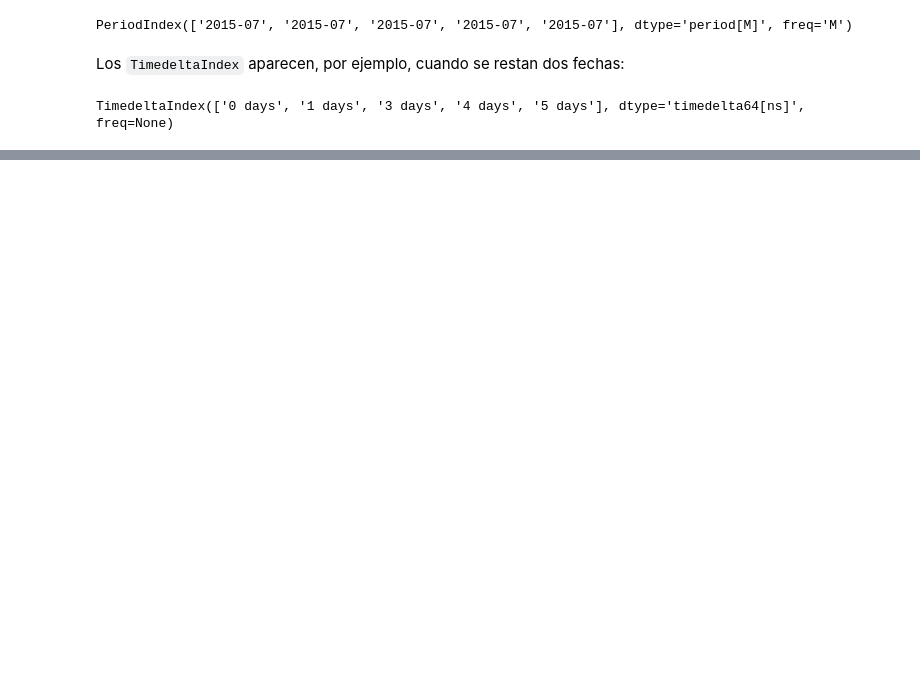
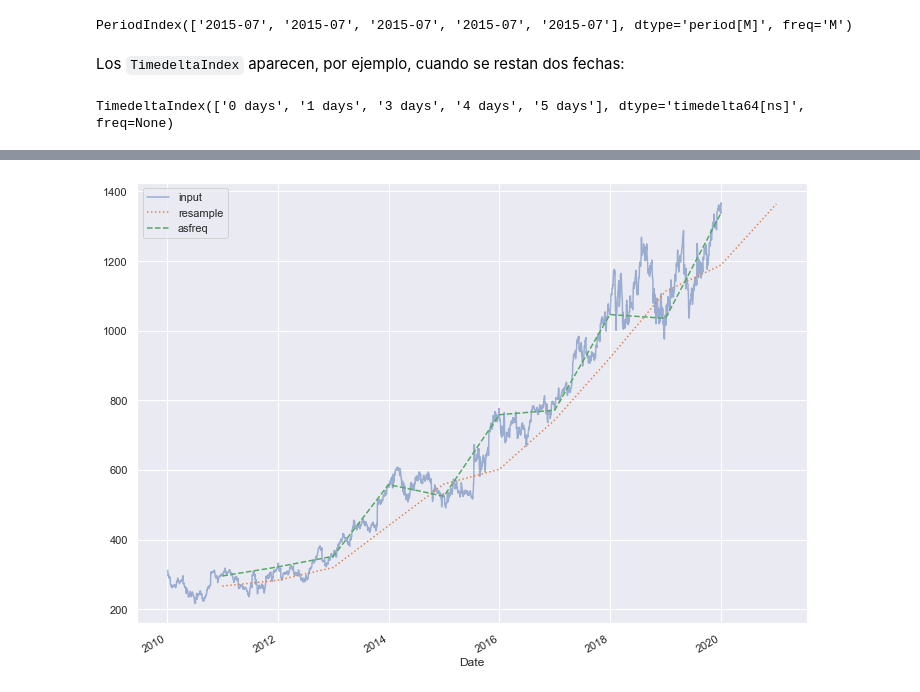
Before and after one commit to JuanDG5/DS-part-time-sep2020, a Jupyter notebook: semana_14/dia_1/1_Series_Temporales.ipynb, the cells around one changed output, grey strips where cells are left out. Drawn from its saved outputs; the diff is of its cells as text; code cells hidden in the pictures; blank space fills up the shorter version.

```diff
--- a/semana_14/dia_1/1_Series_Temporales.ipynb
+++ b/semana_14/dia_1/1_Series_Temporales.ipynb
@@ -326,0 +656,8 @@ Ahora que ya hemos aprendido un poco más de esto, vamos a hacer ejercicios que
+# %%
+goog.plot(alpha=0.5, style='-',figsize=(12,9))
+goog.resample('BA').mean().plot(style=':') # con una función de agregación, la media, BA es final de año
+goog.asfreq('BA').plot(style='--'); # nos devolverá los valores de los puntos de fin de año (por lo que perderemos la info del resto de días)
+plt.legend(['input', 'resample', 'asfreq'],
+           loc='upper left');
+# %% [output]
+[figure, added]
```
Also changed, not shown: parts of 78 cells of this notebook.
